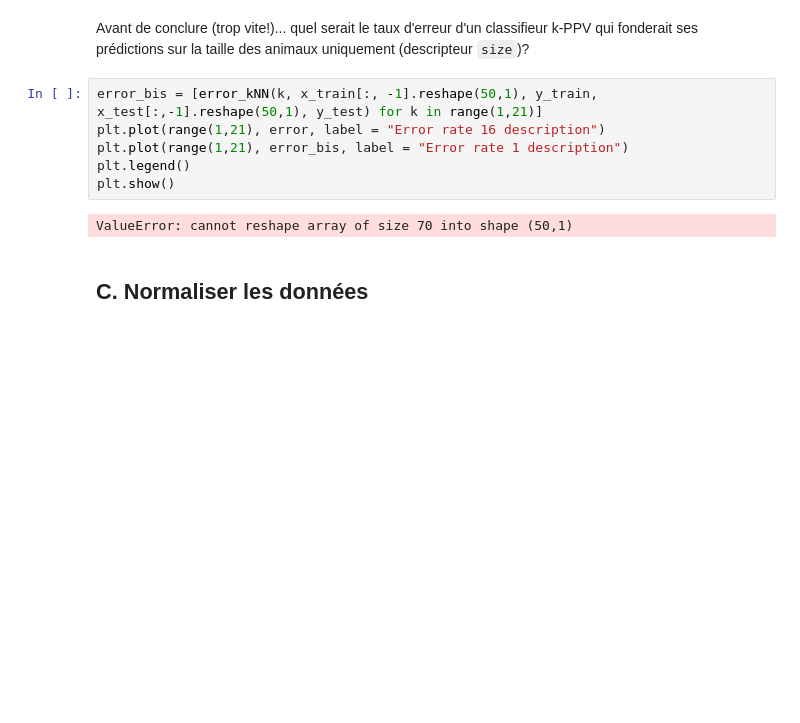
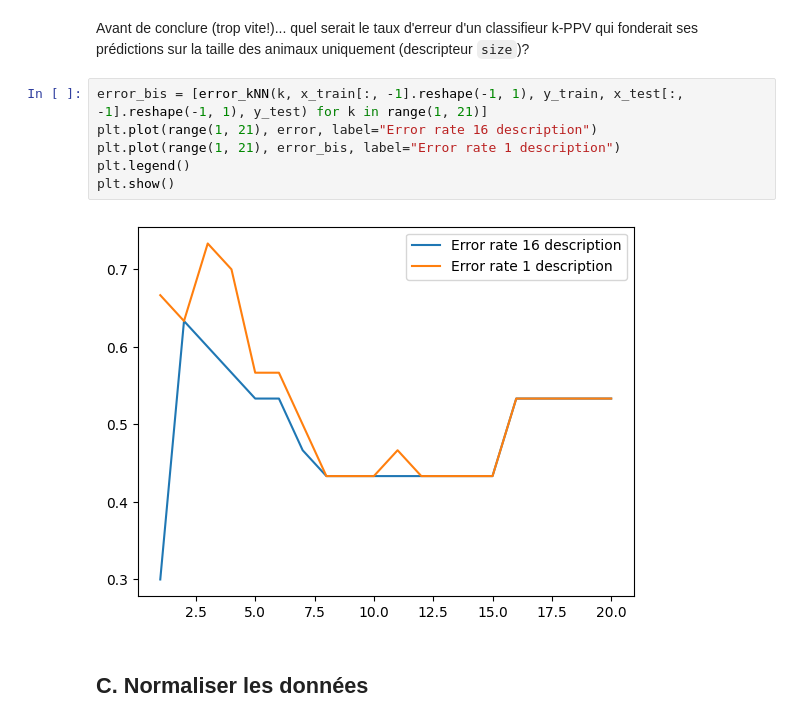
Before and after one commit to Asminouch/Semestre4_2026, a Jupyter notebook: opti/TP4 - Classer avec la méthode des k-Plus Proches Voisins-20260304/TP4_kNN.ipynb, the cells around one changed output. Cells and saved outputs as stored; diff of their text form; blank space fills up the shorter version.

```diff
--- a/opti/TP4 - Classer avec la méthode des k-Plus Proches Voisins-20260304/TP4_kNN.ipynb
+++ b/opti/TP4 - Classer avec la méthode des k-Plus Proches Voisins-20260304/TP4_kNN.ipynb
@@ -197,13 +197,13 @@ print(error)
 # %% [markdown]
 Avant de conclure (trop vite!)... quel serait le taux d'erreur d'un classifieur k-PPV qui fonderait ses prédictions sur la taille des animaux uniquement (descripteur `size`)?
 # %%
-error_bis = [error_kNN(k, x_train[:, -1].reshape(50,1), y_train, x_test[:,-1].reshape(50,1), y_test) for k in range(1,21)]
-plt.plot(range(1,21), error, label = "Error rate 16 description")
-plt.plot(range(1,21), error_bis, label = "Error rate 1 description")
+error_bis = [error_kNN(k, x_train[:, -1].reshape(-1, 1), y_train, x_test[:, -1].reshape(-1, 1), y_test) for k in range(1, 21)]
+plt.plot(range(1, 21), error, label="Error rate 16 description")
+plt.plot(range(1, 21), error_bis, label="Error rate 1 description")
 plt.legend()
 plt.show()
 # %% [output]
-ValueError: cannot reshape array of size 70 into shape (50,1)
+[figure, added]
 # %% [markdown]
 ## C. Normaliser les données
 # %% [markdown]
```
Also changed, not shown: parts of 5 cells of this notebook.
